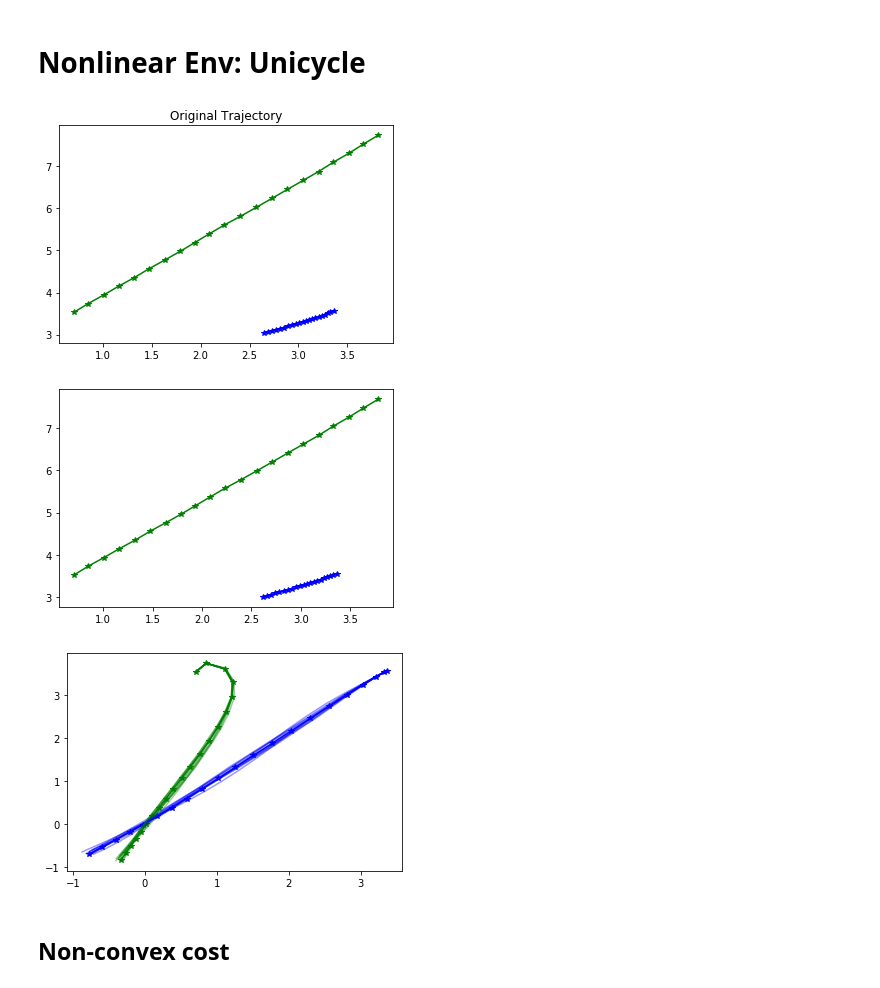
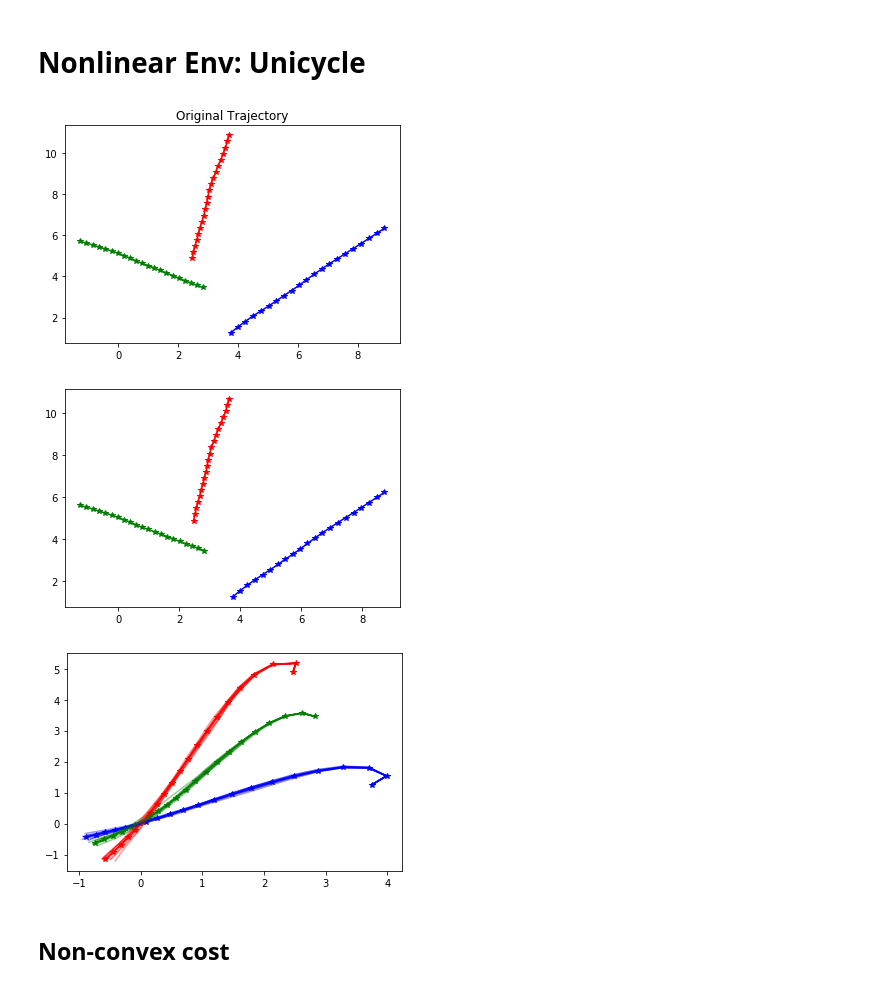
Before and after one commit to FJYang96/DynamicGames, a Jupyter notebook: LQGame.ipynb, the cells around one changed output. Drawn from its saved outputs; the diff is of its cells as text; code cells hidden in the pictures.

```diff
--- a/LQGame.ipynb
+++ b/LQGame.ipynb
@@ -416,37 +418,37 @@ print(avg_rwd)
 # Parameters
 x0 = np.array([-2, 1, 0, 0, 2, 1, 0, 0])
 T = 20
-N = 2
+N = 3
 xdim, udim = 4*N, 2
-x0 = np.random.random(xdim) * 5
+x0 = np.random.random(xdim) * 10
 ############################################
 # Construct an environment
 l = np.zeros((T, N, xdim))
 lT = np.zeros((N, xdim))
 r = np.zeros((T, N, N, udim))
 # Generate the cost matrices Q, R, and QT
 Q = np.zeros((N, xdim, xdim))
 R = np.zeros((N,N,udim,udim))
 QT = np.zeros((N, xdim, xdim))
 for i in range(N):
     weighted_ind = (i*4,i*4+1)
     Q[i] = np.eye(xdim)
     Q[i, weighted_ind, weighted_ind] = 100
     QT[i] = np.eye(xdim)
     QT[i, weighted_ind, weighted_ind] = 100
     for j in range(N):
         R[i,j] = np.eye(udim) * 10
     R[i,i] = np.eye(udim) * 10
 ############################################
 uni = Unicycle(T, N, x0, Q, R, QT, l, lT, r)
 uni.reset()
 rand_cont = RandControl(N, 2)
 zero_cont = ZeroControl(N, 2)
 xtraj, utraj = uni.get_traj(rand_cont)
 plot_unicycle_traj(xtraj, N)
 _ = plt.title('Original Trajectory')
 # %% [output]
-[figure, old version]
+[figure, new version]
 # %%
 ####################################################
 # Manually improve the trajectory one time
@@ -454,7 +456,7 @@ _ = plt.title('Original Trajectory')
 xtraj, utraj, _ = linearize_and_improve(uni, xtraj, utraj)
 plot_unicycle_traj(xtraj, N)
 # %% [output]
-[figure, old version]
+[figure, new version]
 # %%
 ###################################################
 # ILQ solutions
@@ -467,7 +469,7 @@ for _ in range(10):
     gxtraj, gutraj = generate_nonlinear_traj(uni, xtraj, utraj, cont, True)
     plot_unicycle_traj(gxtraj, N, True)
 # %% [output]
-[figure, old version]
+[figure, new version]
 # %% [markdown]
 ## Non-convex cost
 # %%
```
Also changed, not shown: parts of 2 cells of this notebook.
